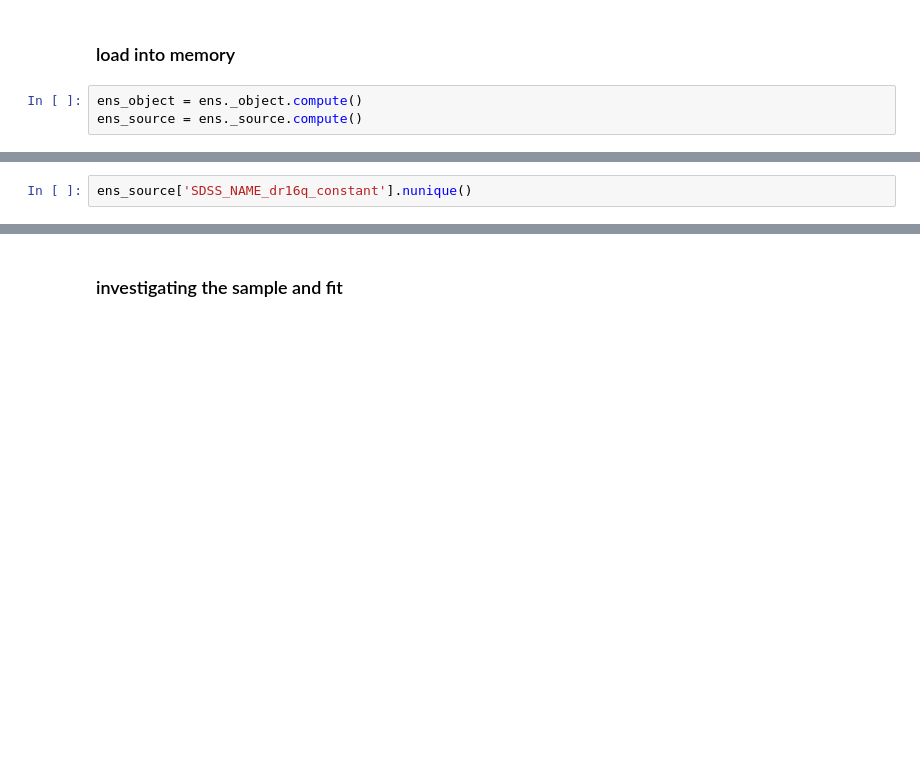
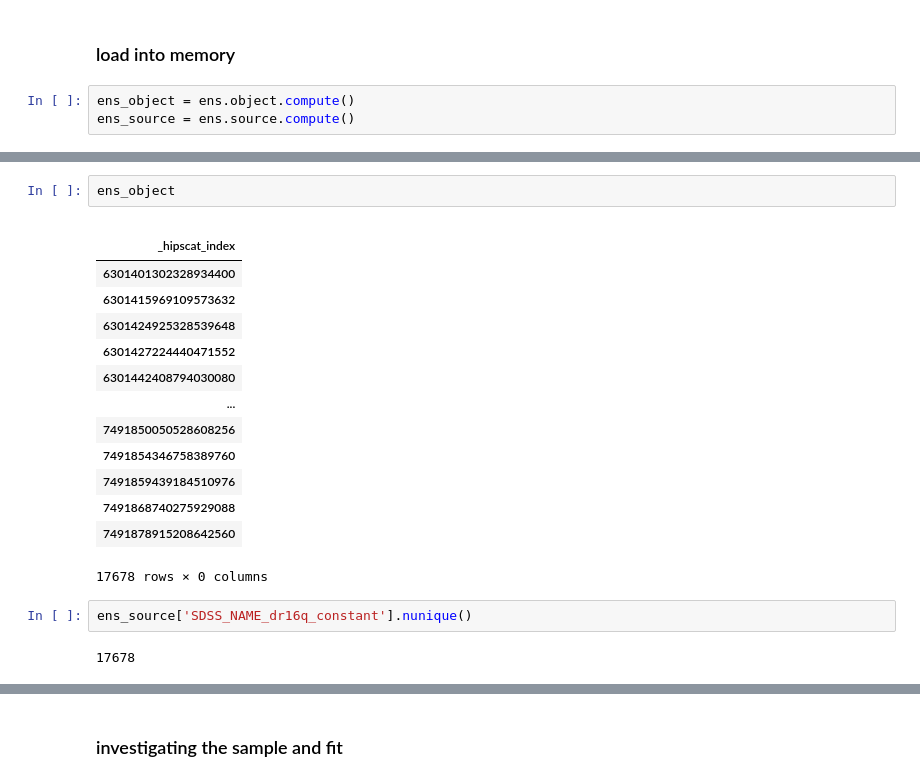
Before and after one commit to lincc-frameworks/notebooks_lf, a Jupyter notebook: PeriodDrw/Fit_ZTF_subset.ipynb, the cells around one changed output, grey strips where cells are left out. Drawn from its saved outputs; the diff is of its cells as text; blank space fills up the shorter version.

```diff
--- a/PeriodDrw/Fit_ZTF_subset.ipynb
+++ b/PeriodDrw/Fit_ZTF_subset.ipynb
@@ -132,6 +169,6 @@ ens.from_parquet(source_file=names,
 # %% [markdown]
 ### load into memory
 # %%
-ens_object = ens._object.compute()
-ens_source = ens._source.compute()
+ens_object = ens.object.compute()
+ens_source = ens.source.compute()
 # %%
@@ -142,2 +186,21 @@ len(ens_object)
+# %%
+ens_object
+# %% [output]
+|  |
+| _hipscat_index |
+| 6301401302328934400 |
+| 6301415969109573632 |
+| 6301424925328539648 |
+| 6301427224440471552 |
+| 6301442408794030080 |
+| ... |
+| 7491850050528608256 |
+| 7491854346758389760 |
+| 7491859439184510976 |
+| 7491868740275929088 |
+| 7491878915208642560 |
+17678 rows × 0 columns
 # %%
 ens_source['SDSS_NAME_dr16q_constant'].nunique()
+# %% [output]
+17678
```
Also changed, not shown: parts of 16 cells of this notebook.
